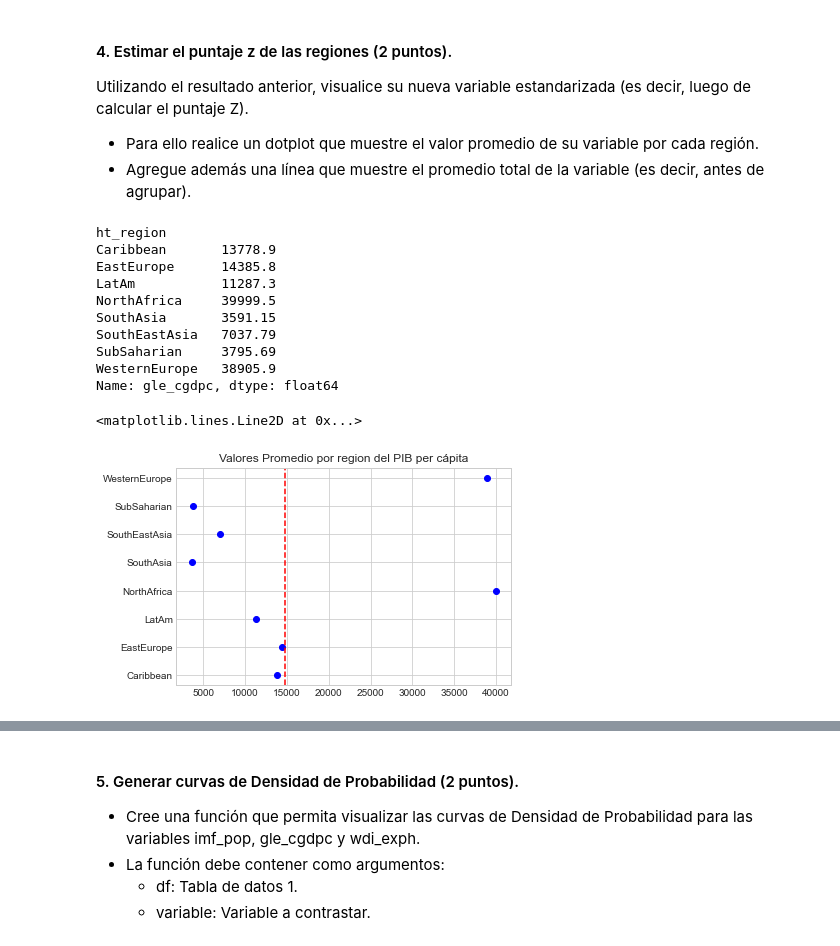
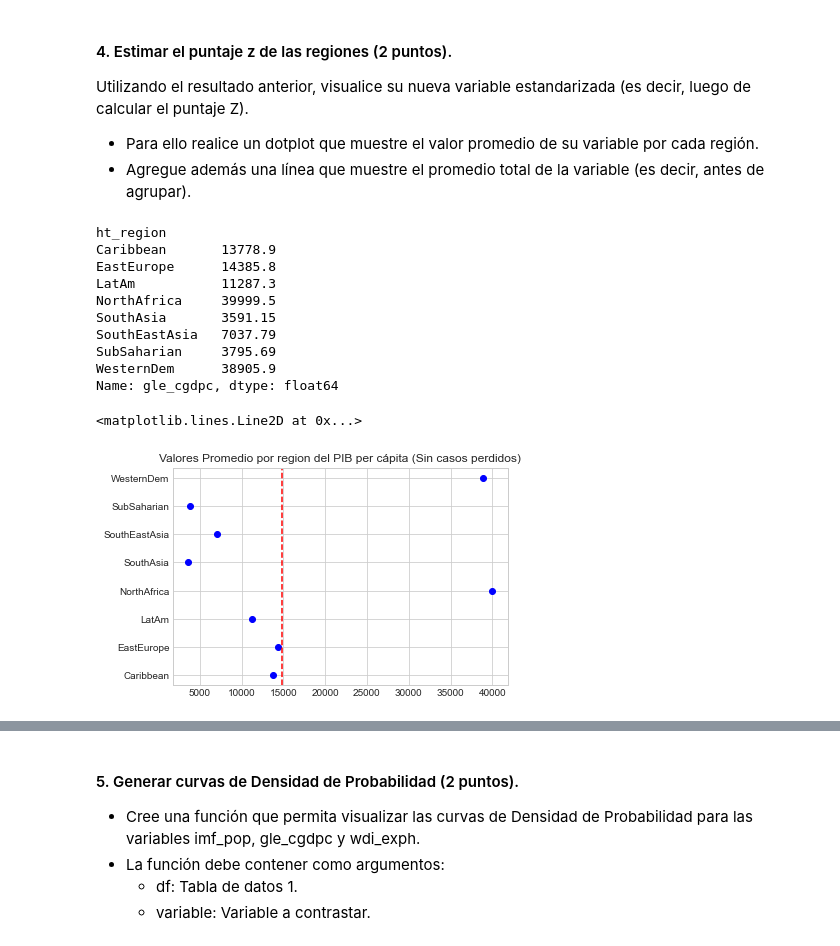
Before and after one commit to antosource/CursoDataScience, a Jupyter notebook: FundamentosDataScience/3/Taller/taller3.ipynb, the cells around one changed output, grey strips where cells are left out. Cells and saved outputs as stored; diff of their text form; code cells hidden in the pictures.

```diff
--- a/FundamentosDataScience/3/Taller/taller3.ipynb
+++ b/FundamentosDataScience/3/Taller/taller3.ipynb
@@ -4,15 +4,18 @@ Importe el set de datos creados por usted al final de la sesión pasada
 # %%
 import pandas as pd
 import matplotlib.pyplot as plt
+import numpy as np
+import seaborn as sns
+import scipy.stats as stats
 
 plt.style.use('seaborn-whitegrid')
-plt.rcParams["figure.figsize"] =(4,3)
+plt.rcParams["figure.figsize"] =(8,6)
 plt.rcParams["figure.dpi"] = 200
 
 df = pd.read_csv('subsample_achv_demo.csv')
 pd.set_option('display.float_format','{:.6}'.format)
 cods = [1, 2, 3, 4, 5, 6, 7, 8, 9, 10]
-nombres = ['EastEurope', 'LatAm', 'NorthAfrica','SubSaharian', 'WesternEurope',
+nombres = ['EastEurope', 'LatAm', 'NorthAfrica','SubSaharian', 'WesternDem',
             'EastAsia','SouthEastAsia','SouthAsia', 'Pacific', 'Caribbean' ]
 df['ht_region'] = df['ht_region'].replace(cods, nombres)
 df.head(10)
@@ -128,8 +131,8 @@ Utilizando el resultado anterior, visualice su nueva variable estandarizada (es
 - Para ello realice un dotplot que muestre el valor promedio de su variable por cada región.
 - Agregue además una línea que muestre el promedio total de la variable (es decir, antes de agrupar).
 # %%
-regiones = dfz_clear.groupby('ht_region')['gle_cgdpc'].mean()
-regiones
+reg_sin_nulos = dfz_clear.groupby('ht_region')['gle_cgdpc'].mean()
+reg_sin_nulos
 # %% [output]
 ht_region
 Caribbean       13778.9
@@ -139,12 +142,12 @@ NorthAfrica     39999.5
 SouthAsia       3591.15
 SouthEastAsia   7037.79
 SubSaharian     3795.69
-WesternEurope   38905.9
+WesternDem      38905.9
 Name: gle_cgdpc, dtype: float64
 # %%
-plt.title('Valores Promedio por region del PIB per cápita')
-plt.plot(regiones.values, regiones.index, 'o', color = 'blue')
+plt.title('Valores Promedio por region del PIB per cápita (Sin casos perdidos)')
+plt.plot(reg_sin_nulos.values,reg_sin_nulos.index, 'o', color = 'blue')
 plt.axvline(media, color = 'red', linestyle='--')
 # %% [output]
 <matplotlib.lines.Line2D at 0x...>
-[figure, old version]
+[figure, new version]
```
Also changed, not shown: parts of 6 cells of this notebook.
